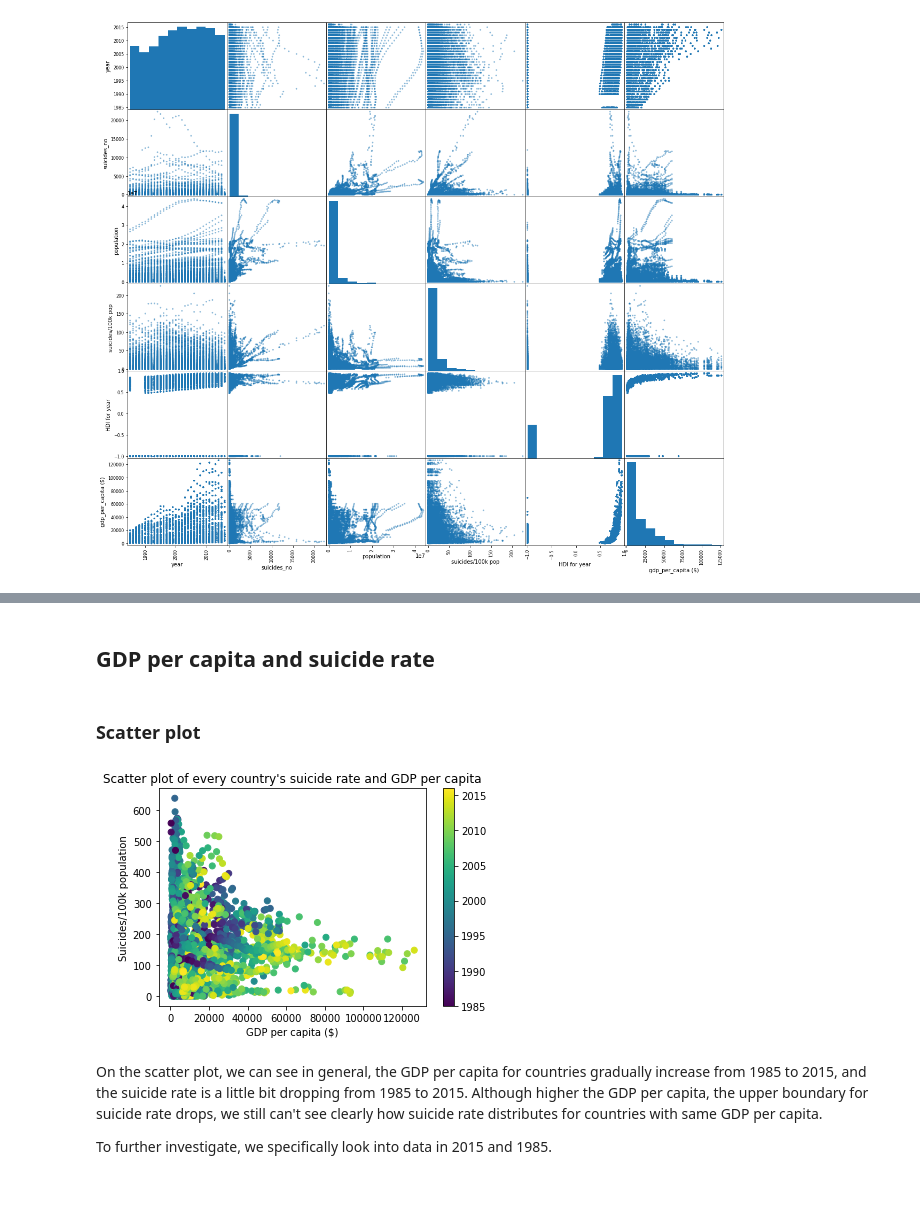
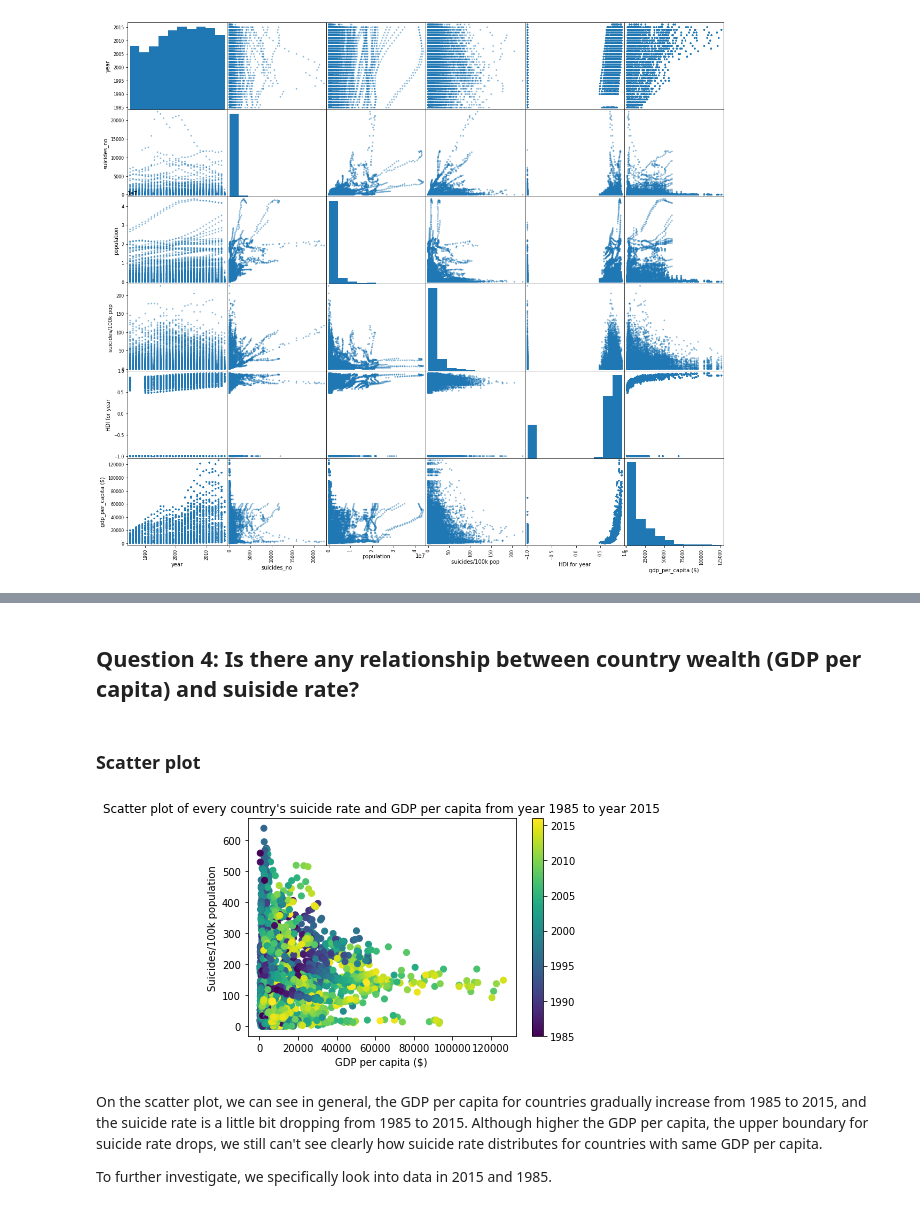
Before and after one commit to YuechenL/COGS108FinalProject, a Jupyter notebook: FinalProject.ipynb, the cells around one changed output, grey strips where cells are left out. Cells and saved outputs as stored; diff of their text form; code cells hidden in the pictures.

```diff
--- a/FinalProject.ipynb
+++ b/FinalProject.ipynb
@@ -394,5 +381,5 @@ corrs
 # %% [markdown]
-## GDP per capita and suicide rate
+## Question 4: Is there any relationship between country wealth (GDP per capita) and suiside rate?
 # %%
 # combine suicide number of diffent gender and age in same country and same year
 aggregation_functions = {'country-year': 'first','country': 'first','year': 'first', 'suicides/100k pop': 'sum', 'gdp_per_capita ($)': 'first'}
@@ -403,13 +390,13 @@ df_new.drop(['sex', 'age', 'suicides_no','population','HDI for year','gdp_for_ye
 # %%
 # scatter plot to see suicide rate and GDP per capita for countries in different year
 plt.scatter(df_new['gdp_per_capita ($)'],df_new['suicides/100k pop'],c=df_new['year'])
-plt.title("Scatter plot of every country's suicide rate and GDP per capita")
+plt.title("Scatter plot of every country's suicide rate and GDP per capita from year 1985 to year 2015")
 plt.xlabel("GDP per capita ($)")
 plt.ylabel("Suicides/100k population")
 plt.colorbar()
 plt.show()
 # %% [output]
-[figure, old version]
+[figure, new version]
 # %% [markdown]
 On the scatter plot, we can see in general, the GDP per capita for countries gradually increase from 1985 to 2015, and the suicide rate is a little bit dropping from 1985 to 2015. Although higher the GDP per capita, the upper boundary for suicide rate drops, we still can't see clearly how suicide rate distributes for countries with same GDP per capita.
 
```
Also changed, not shown: parts of 43 cells of this notebook.
